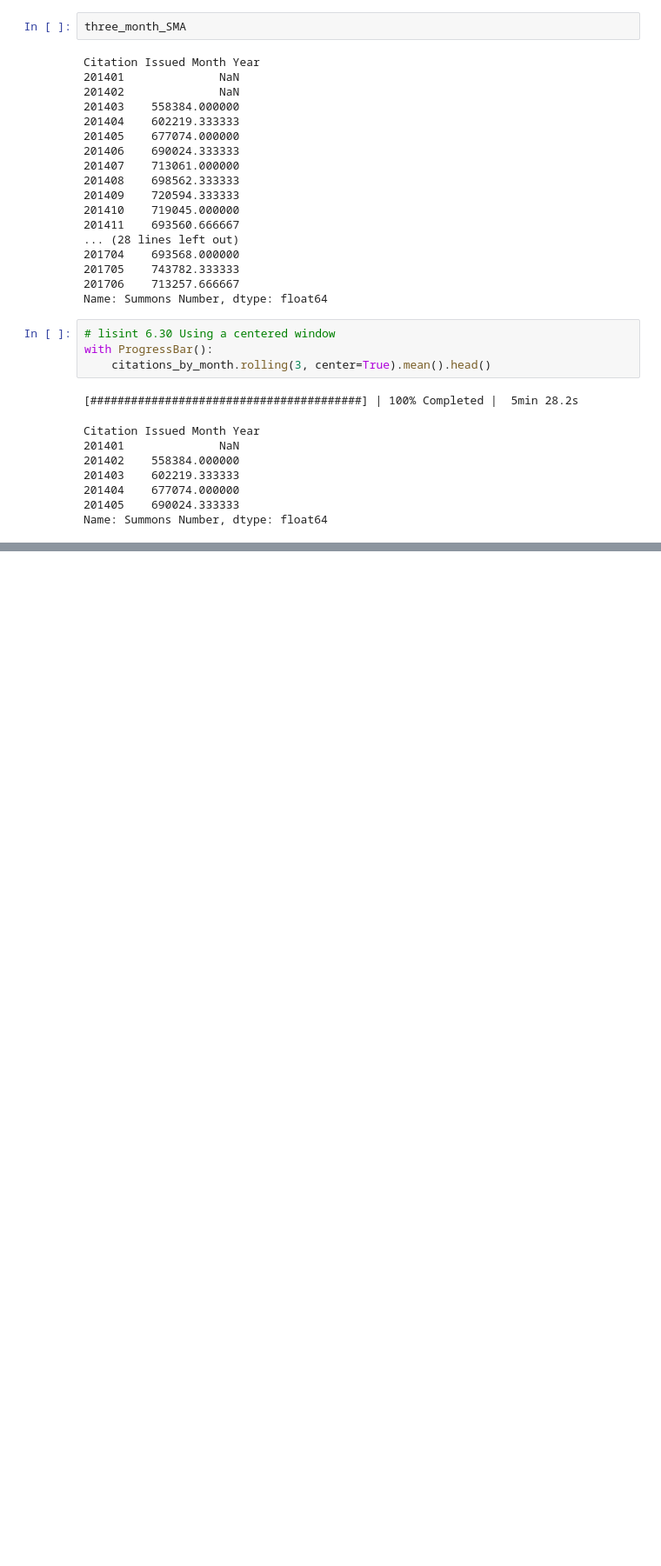
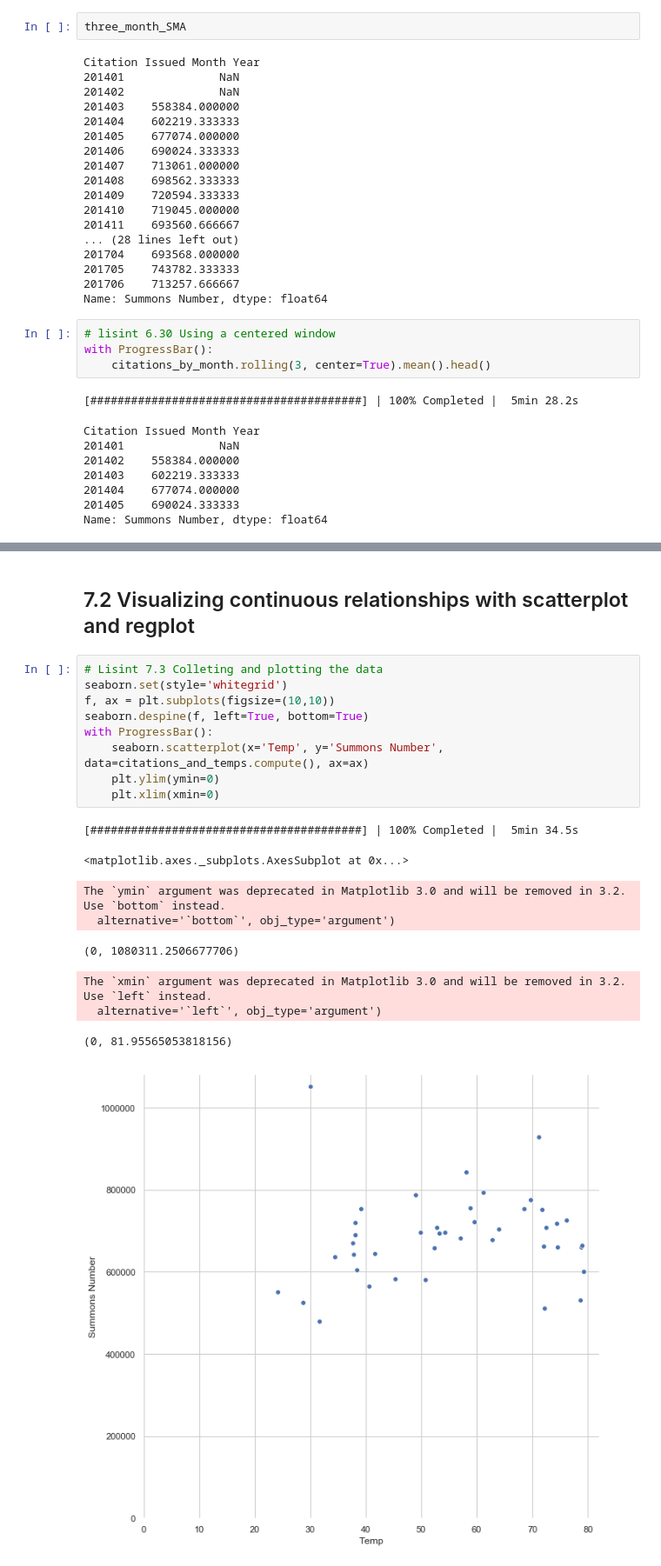
Before and after one commit to sunchengyi/Dask, a Jupyter notebook: nyc-parking-tickets_dask.ipynb, the cells around one changed output, grey strips where cells are left out. Shown: that part at 87% size. Drawn from its saved outputs; the diff is of its cells as text; blank space fills up the shorter version.

```diff
--- a/nyc-parking-tickets_dask.ipynb
+++ b/nyc-parking-tickets_dask.ipynb
@@ -1045,0 +1051,21 @@ Name: Summons Number, dtype: float64
+# %% [markdown]
+## 7.2 Visualizing continuous relationships with scatterplot and regplot
+# %%
+# Lisint 7.3 Colleting and plotting the data
+seaborn.set(style='whitegrid')
+f, ax = plt.subplots(figsize=(10,10))
+seaborn.despine(f, left=True, bottom=True)
+with ProgressBar():
+    seaborn.scatterplot(x='Temp', y='Summons Number', data=citations_and_temps.compute(), ax=ax)
+    plt.ylim(ymin=0)
+    plt.xlim(xmin=0)
+# %% [output]
+[########################################] | 100% Completed |  5min 34.5s
+<matplotlib.axes._subplots.AxesSubplot at 0x...>
+The `ymin` argument was deprecated in Matplotlib 3.0 and will be removed in 3.2. Use `bottom` instead.
+  alternative='`bottom`', obj_type='argument')
+(0, 1080311.2506677706)
+The `xmin` argument was deprecated in Matplotlib 3.0 and will be removed in 3.2. Use `left` instead.
+  alternative='`left`', obj_type='argument')
+(0, 81.95565053818156)
+[figure, added]
```
Also changed, not shown: parts of 3 cells of this notebook.
